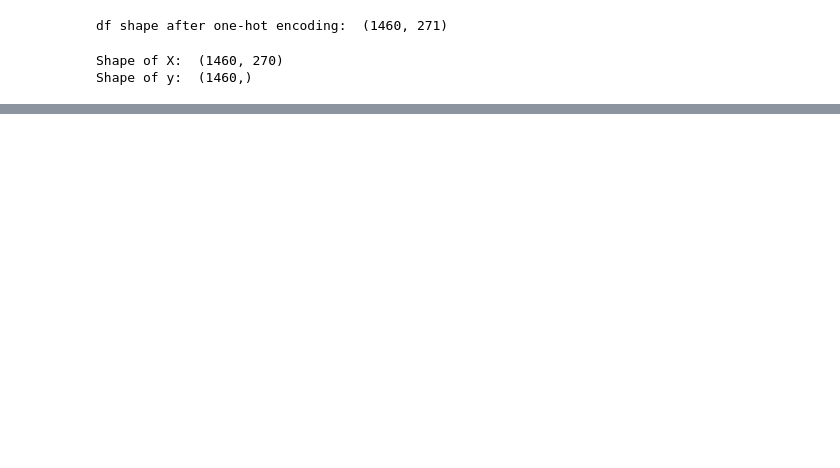
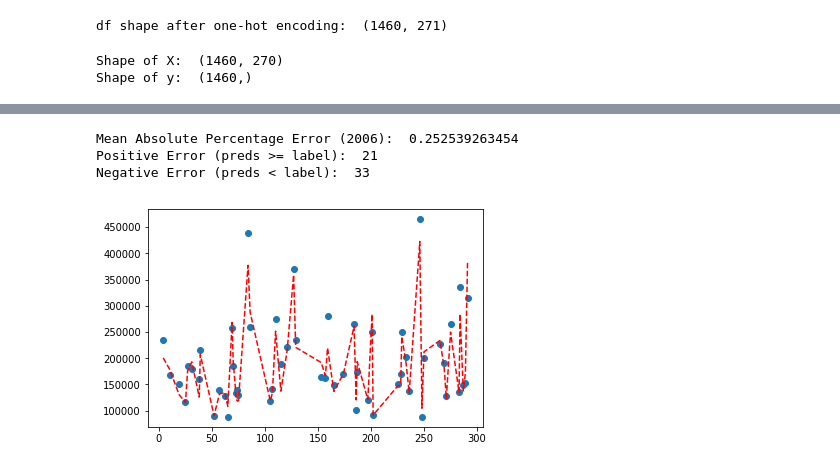
Before and after one commit to Jiawei2333/House_price_predictor, a Jupyter notebook: House_price_predictor.ipynb, the cells around one changed output, grey strips where cells are left out. Cells and saved outputs as stored; diff of their text form; code cells hidden in the pictures; blank space fills up the shorter version.

```diff
--- a/House_price_predictor.ipynb
+++ b/House_price_predictor.ipynb
@@ -106,0 +159,23 @@ plt.plot(Id_test, predictions[:num_to_plot], c='r')
+# %%
+# Generate house data which was sold in 2010
+df_test = pd.DataFrame(X_test, columns=df_encoded.columns.values)
+msk_2010 = df_test.YrSold == 2010
+predictions_2010 = predictions[msk_2010]
+y_test_2010 = y_test[msk_2010]
+# Generate house data which was sold in 2006
+msk_2006 = df_test.YrSold == 2006
+predictions_2006 = predictions[msk_2006]
+y_test_2006 = y_test[msk_2006]
+# %%
+# Visualize house data and predictions for 2006
+Id_2006 = Id_test[msk_2006]
+plt.scatter(Id_2006, y_test_2006)
+plt.plot(Id_2006, np.exp(predictions_2006), c='r', ls='--')
+print("Mean Absolute Percentage Error (2006): ", evalmape(np.exp(predictions_2006), y_test_2006)[0])
+print("Positive Error (preds >= label): ", evalmape(np.exp(predictions_2006), y_test_2006)[1])
+print("Negative Error (preds < label): ", evalmape(np.exp(predictions_2006), y_test_2006)[2])
+# %% [output]
+Mean Absolute Percentage Error (2006):  0.252539263454
+Positive Error (preds >= label):  21
+Negative Error (preds < label):  33
+[figure, added]
```
Also changed, not shown: parts of 11 cells of this notebook.
